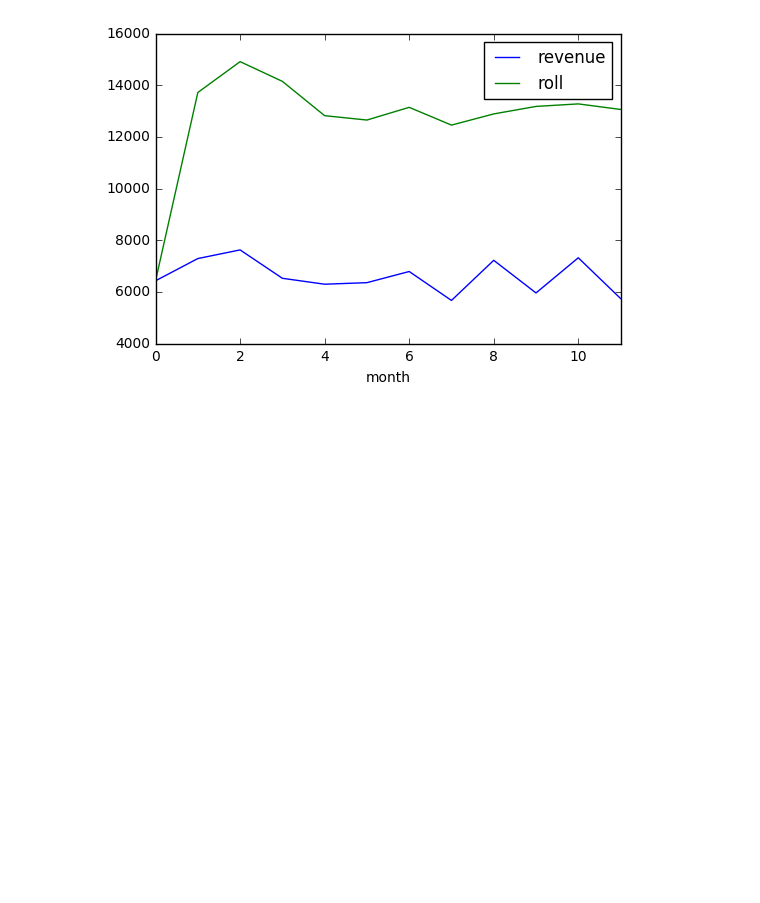
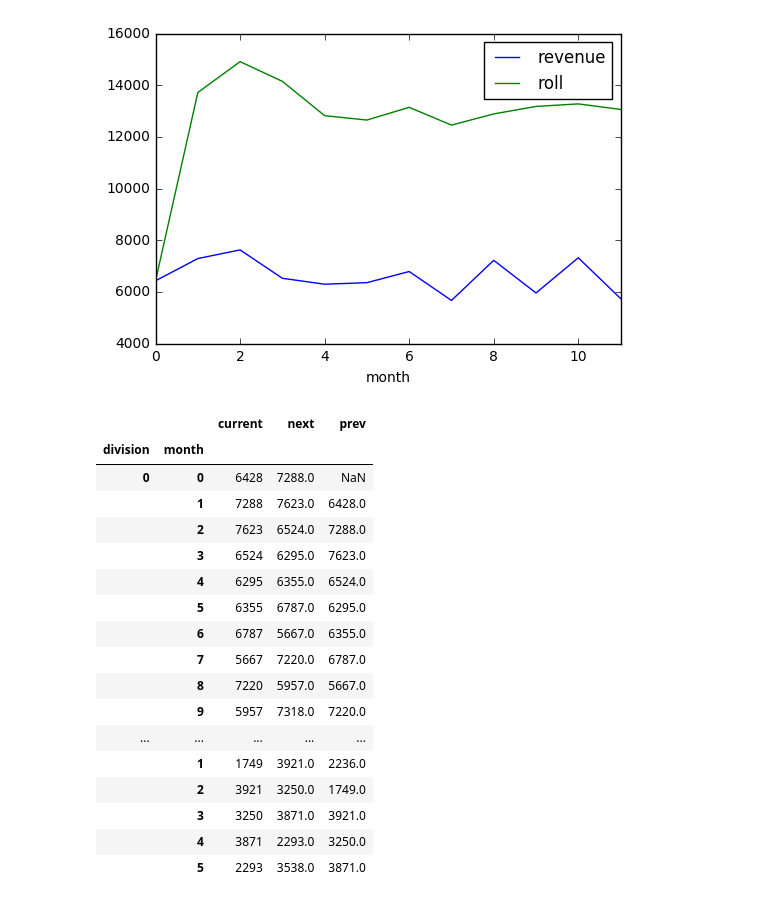
Before and after one commit to theaspect/ml, a Jupyter notebook: window.ipynb, the cells around one changed output. Saved outputs shown, nothing was run; the diff lists cells and outputs as text; code cells hidden in the pictures; blank space fills up the shorter version.

Commit message:
Add lag functions

```diff
--- a/window.ipynb
+++ b/window.ipynb
@@ -182,3 +182,27 @@ flat_roll[flat_roll['division']==0].plot(kind='line', x=['month'], y=['revenue',
 # %% [output]
 <matplotlib.axes._subplots.AxesSubplot at 0x...>
 [figure]
+# %%
+# Lagged function
+shifted = pd.concat([groupped, groupped.groupby(level=[0]).shift(-1), groupped.groupby(level=[0]).shift(1)], axis=1)
+shifted.columns = ['current', 'next', 'prev']
+shifted.head(18)
+# %% [output]
+|  |  | current | next | prev |
+| division | month |  |  |  |
+| 0 | 0 | 6428 | 7288.0 | NaN |
+|  | 1 | 7288 | 7623.0 | 6428.0 |
+|  | 2 | 7623 | 6524.0 | 7288.0 |
+|  | 3 | 6524 | 6295.0 | 7623.0 |
+|  | 4 | 6295 | 6355.0 | 6524.0 |
+|  | 5 | 6355 | 6787.0 | 6295.0 |
+|  | 6 | 6787 | 5667.0 | 6355.0 |
+|  | 7 | 5667 | 7220.0 | 6787.0 |
+|  | 8 | 7220 | 5957.0 | 5667.0 |
+|  | 9 | 5957 | 7318.0 | 7220.0 |
+| ... | ... | ... | ... | ... |
+|  | 1 | 1749 | 3921.0 | 2236.0 |
+|  | 2 | 3921 | 3250.0 | 1749.0 |
+|  | 3 | 3250 | 3871.0 | 3921.0 |
+|  | 4 | 3871 | 2293.0 | 3250.0 |
+|  | 5 | 2293 | 3538.0 | 3871.0 |
```
Also changed, not shown: parts of 2 cells of this notebook.
